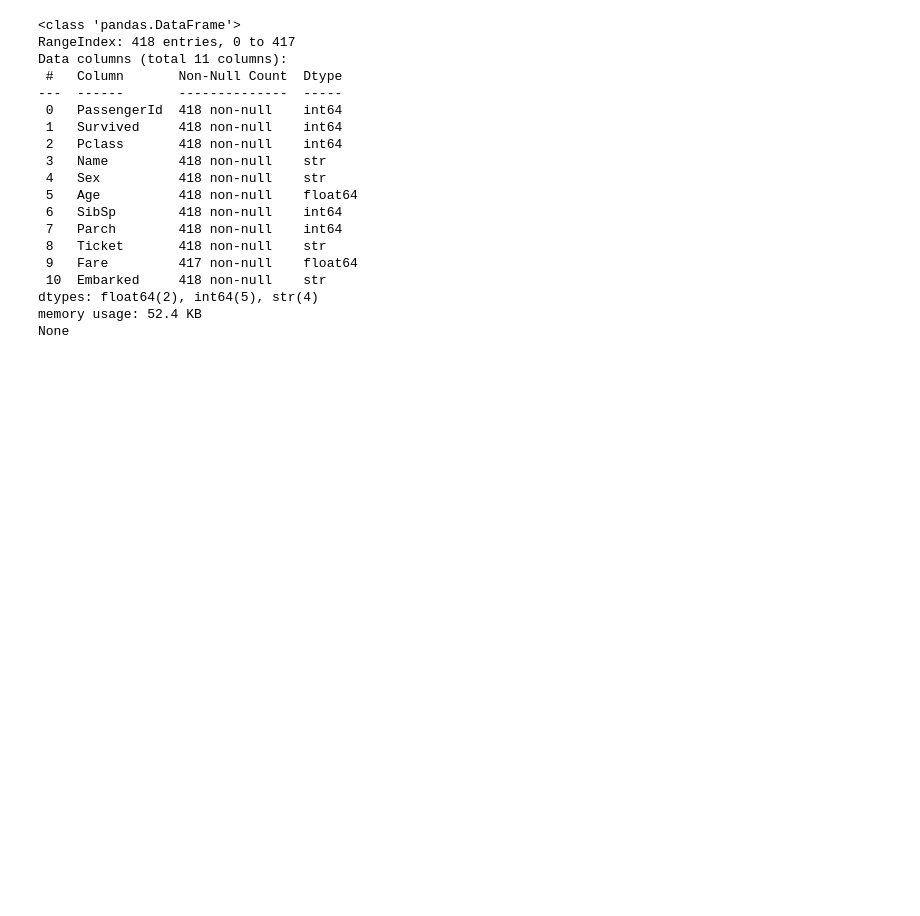
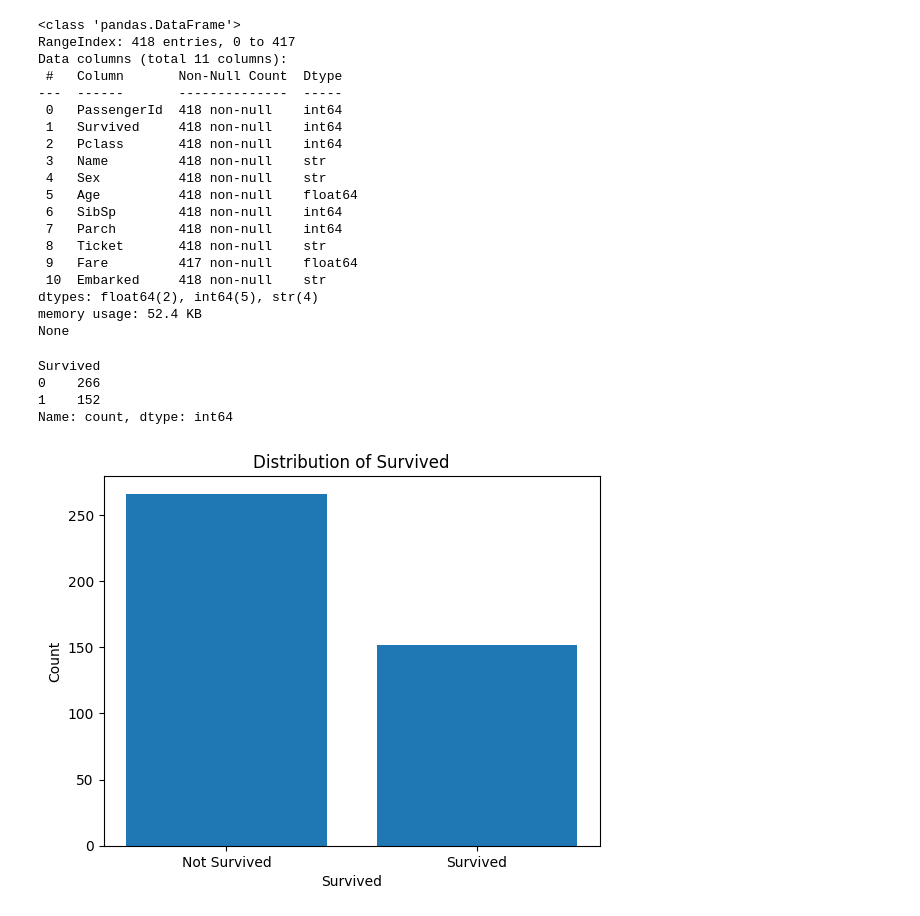
Before and after one commit to aditya002212-hash/mlfoundation, a Jupyter notebook: data_analytics/data_analytics_python.ipynb, the cells around one changed output. Drawn from its saved outputs; the diff is of its cells as text; code cells hidden in the pictures; blank space fills up the shorter version.

```diff
--- a/data_analytics/data_analytics_python.ipynb
+++ b/data_analytics/data_analytics_python.ipynb
@@ -144,3 +143,19 @@ memory usage: 52.4 KB
 None
 # %%
 # univarite EDA
+
+# categorical data
+# 1. count of survived and not survived
+print(titanic['Survived'].value_counts())
+plt.bar(np.array([0,1]),titanic['Survived'].value_counts())
+plt.xlabel('Survived')
+plt.ylabel('Count')
+plt.title('Distribution of Survived')
+plt.xticks(np.array([0,1]),['Not Survived','Survived'])
+plt.show()
+# %% [output]
+Survived
+0    266
+1    152
+Name: count, dtype: int64
+[figure, added]
```
Also changed, not shown: parts of 4 cells of this notebook.
